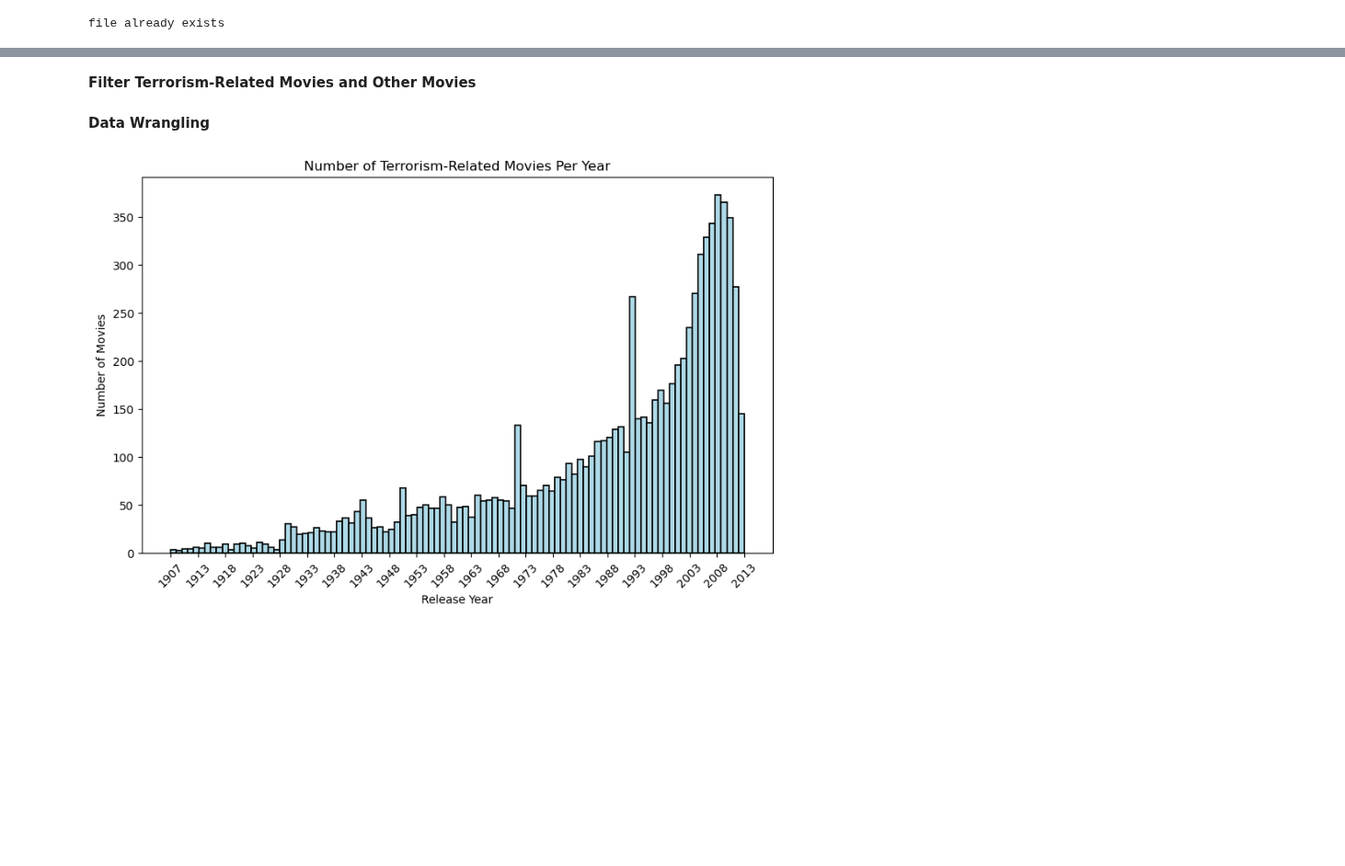
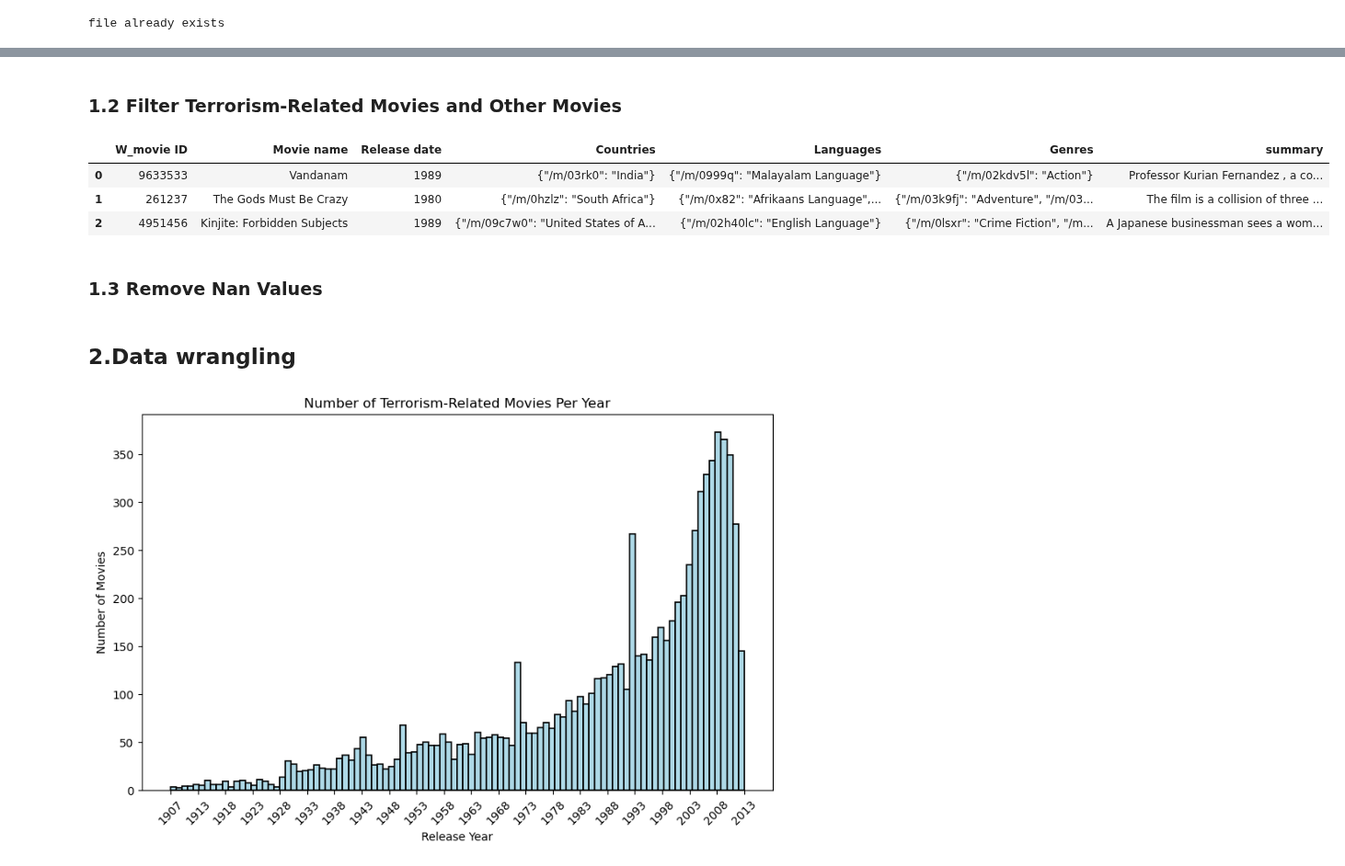
Before and after one commit to epfl-ada/ada-2023-project-boat2023, a Jupyter notebook: projectADA.ipynb, the cells around one changed output, grey strips where cells are left out. Shown at 92% size. Cells and saved outputs as stored; diff of their text form; code cells hidden in the pictures; blank space fills up the shorter version.

```diff
--- a/projectADA.ipynb
+++ b/projectADA.ipynb
@@ -25,35 +27,38 @@ movie_metadata_path = 'data/movie.metadata.tsv'
 external_title_path= LOCAL_FILE_NAME
 external_rating_path= 'data/data.tsv'
 # %%
-
-df = pd.read_csv(plot_path, delimiter='\t', header= None)
+m_plot = pd.read_csv(plot_path, delimiter='\t', header= None)
 m_column_names = ['W_movie ID', 'F_movie ID', 'Movie name', 'Release date', 'Box office revenue', 'Runtime', 'Languages', 'Countries', 'Genres']
 m_data = pd.read_csv('data/movie.metadata.tsv', delimiter= '\t',on_bad_lines='skip', names=m_column_names, header=0)
 rating_data=pd.read_csv(external_rating_path,delimiter='\t', on_bad_lines='skip', header=0)
 external_title= pd.read_csv(external_title_path,delimiter='\t', on_bad_lines='skip', header=0)
 # %% [markdown]
-**Filter Terrorism-Related Movies and Other Movies**
+### 1.2 Filter Terrorism-Related Movies and Other Movies
 # %%
-
-# Define the path to your text file containing movie plots
-
-# Read the text file into a DataFrame
-df = pd.read_csv(plot_path, delimiter='\t', header= None)
-
-# Define list of keywords
 movie_ids=[]
 # Create a new column in the DataFrame to store the count of keywords in each movie plot
-for index, row in df.iterrows():
+for index, row in m_plot.iterrows():
     movie_id = row[0]
     plot = row[1]
     # Check if the plot contains any of the keywords
     for keyword in KEYWORDS:
         if keyword.lower() in plot:
             movie_ids.append(movie_id)
-
 # Display the list of movie IDs that match the keywords
 movie_ids= set(movie_ids)
 # %%
 terrorism_movies = m_data[m_data['W_movie ID'].isin(movie_ids)][['W_movie ID','Movie name', 'Release date','Countries', 'Languages', 'Genres','Box office revenue']]
 revenue_data= m_data.dropna(subset=['Box office revenue'])
 other_movies= revenue_data[~revenue_data['W_movie ID'].isin(movie_ids)][['W_movie ID','Movie name', 'Release date','Countries', 'Languages', 'Genres','Box office revenue']]
+# %%
+df_plot = m_plot.rename(columns={0: 'W_movie ID', 1: 'summary'})
+df_for_topics = pd.merge(terrorism_movies, df_plot, on='W_movie ID', how='inner')
+df_for_topics.drop('Box office revenue', axis =1, inplace=True)
+df_for_topics.head(3)
+# %% [output]
+|  | W_movie ID | Movie name | Release date | Countries | Languages | Genres | summary |
+| 0 | 9633533 | Vandanam | 1989 | {"/m/03rk0": "India"} | {"/m/0999q": "Malayalam Language"} | {"/m/02kdv5l": "Action"} | Professor Kurian Fernandez , a co... |
+| 1 | 261237 | The Gods Must Be Crazy | 1980 | {"/m/0hzlz": "South Africa"} | {"/m/0x82": "Afrikaans Language",... | {"/m/03k9fj": "Adventure", "/m/03... | The film is a collision of three ... |
+| 2 | 4951456 | Kinjite: Forbidden Subjects | 1989 | {"/m/09c7w0": "United States of A... | {"/m/02h40lc": "English Language"} | {"/m/0lsxr": "Crime Fiction", "/m... | A Japanese businessman sees a wom... |
+# %% [markdown]
+### 1.3 Remove Nan Values
@@ -60,3 +69,3 @@ other_movies= revenue_data[~revenue_data['W_movie ID'].isin(movie_ids)][['W_movi
 # %% [markdown]
-**Data Wrangling**
+## 2.Data wrangling
 # %%
```
Also changed, not shown: parts of 11 cells of this notebook, 1 other file.
